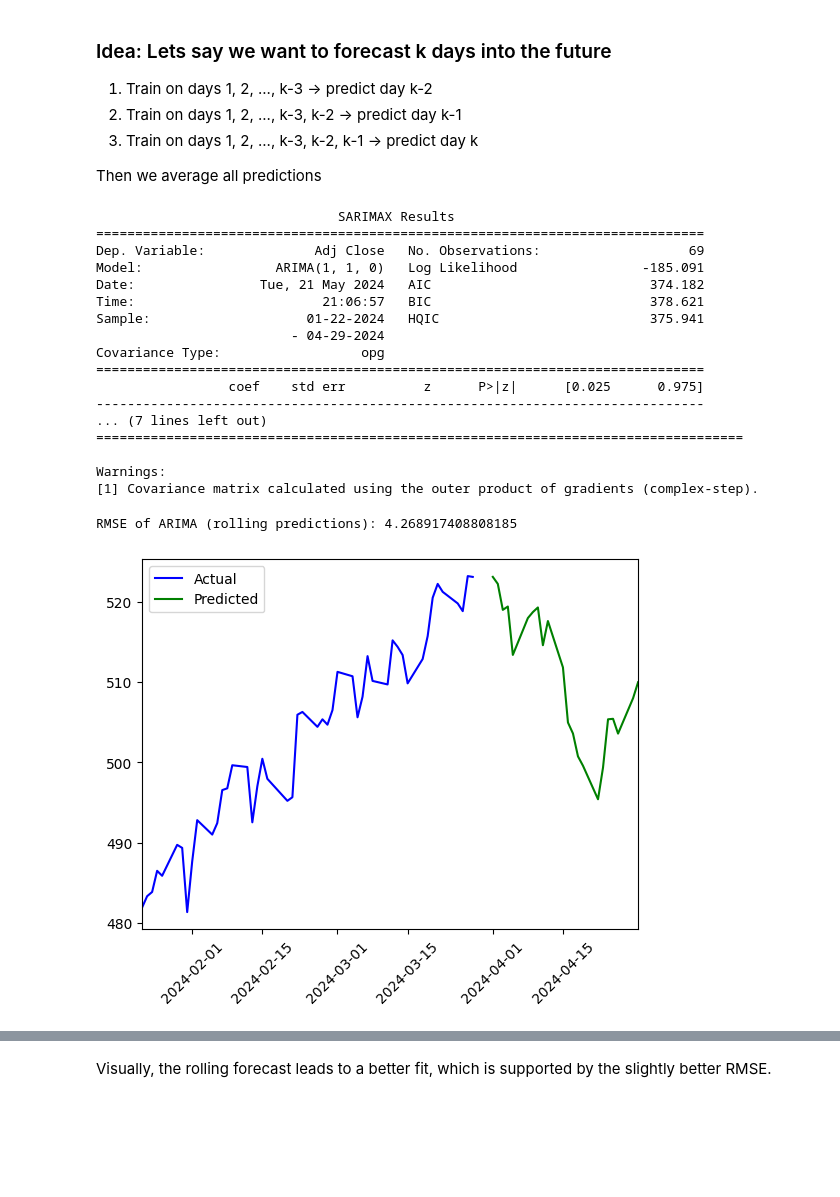
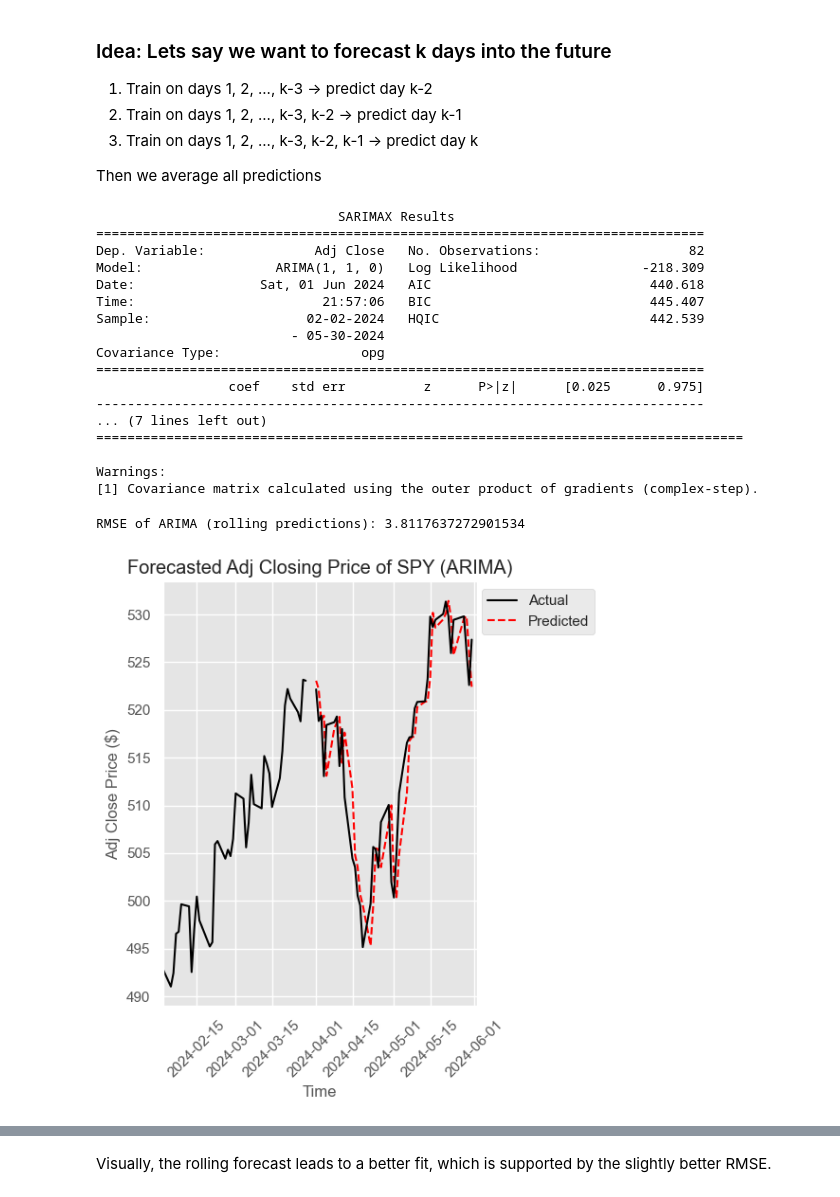
Before and after one commit to kevoinno/gary-s24, a Jupyter notebook: garys24_eda.ipynb, the cells around one changed output, grey strips where cells are left out. Saved outputs shown, nothing was run; the diff lists cells and outputs as text; code cells hidden in the pictures; blank space fills up the shorter version.

```diff
--- a/garys24_eda.ipynb
+++ b/garys24_eda.ipynb
@@ -75,0 +73,14 @@ plt.xticks(rotation = 45);
+# %%
+fig, ax = plt.subplots(figsize=(6,6))
+
+plt.style.use('ggplot')
+plt.plot(spy_data);
+plt.xticks(rotation = 45);
+plt.title('Adjusted Close Price of SPY Feb 2024 - Present');
+plt.ylabel('Adjusted Close Price ($)');
+plt.xlabel('Time');
+for date in pd.date_range(start=spy_data.index.min(), end=spy_data.index.max(), freq='MS'):
+    plt.axvline(x=date, color='grey', linestyle='--', linewidth=1)
+plt.tight_layout()
+
+plt.savefig('spy_time_series_month.png', dpi = 300)
@@ -75,0 +93,13 @@ plt.xticks(rotation = 45);
+# %%
+plt.style.use('ggplot')
+
+fig, ax = plt.subplots(figsize=(6,6))
+plt.plot(full_spy_data);
+plt.xticks(rotation = 45);
+plt.title('Adjusted Close Price of SPY 2014-2024');
+plt.ylabel('Adjusted Close Price ($)');
+plt.xlabel('Time');
+for date in pd.date_range(start=full_spy_data.index.min(), end=full_spy_data.index.max(), freq='YE'):
+    plt.axvline(x=date, color='grey', linestyle='--', linewidth=1)
+
+plt.savefig('spy_time_series_year.png', dpi = 300)
@@ -245,7 +275,7 @@ ADF Statistic: -7.252132
 p-value: 0.000000
 # %%
 TRAIN_END = datetime(2024, 3, 31)  # date to train the model until
-TEST_END = datetime(2024, 4, 30) # date to start forecasting after
+TEST_END = datetime.today() # date to start forecasting after
 # %%
 spy_train, spy_test = split_data(transformed_data, 'SPY', TRAIN_END, TEST_END)
 og_spy_train, og_spy_test = split_data(data, 'SPY', TRAIN_END, TEST_END)
@@ -382,12 +412,12 @@ print(final_model_fit.summary())
 # %% [output]
                                SARIMAX Results
 ==============================================================================
-Dep. Variable:              Adj Close   No. Observations:                   69
-Model:                 ARIMA(1, 1, 0)   Log Likelihood                -185.091
-Date:                Tue, 21 May 2024   AIC                            374.182
-Time:                        21:06:57   BIC                            378.621
-Sample:                    01-22-2024   HQIC                           375.941
-                         - 04-29-2024
+Dep. Variable:              Adj Close   No. Observations:                   82
+Model:                 ARIMA(1, 1, 0)   Log Likelihood                -218.309
+Date:                Sat, 01 Jun 2024   AIC                            440.618
+Time:                        21:57:06   BIC                            445.407
+Sample:                    02-02-2024   HQIC                           442.539
+                         - 05-30-2024
 Covariance Type:                  opg
 ==============================================================================
                  coef    std err          z      P>|z|      [0.025      0.975]
@@ -406,17 +436,24 @@ df.index = df.index.to_timestamp()
 #print results RMSE
 print(f"RMSE of ARIMA (rolling predictions): {root_mean_squared_error(df['actual'], df['predicted'])}")
 # %% [output]
-RMSE of ARIMA (rolling predictions): 4.268917408808185
+RMSE of ARIMA (rolling predictions): 3.8117637272901534
 # %%
 # Visualizing forecast
-fig, ax = plt.subplots()
+fig, ax = plt.subplots(figsize = (6, 6))
 
-ax.plot(og_spy_train_timestamp, color = 'b')
+ax.plot(og_spy_train_timestamp, color = 'black')
 plt.xlim(og_spy_train_timestamp.index[0], TEST_END);
-ax.plot(df['predicted'], color = 'g')
+ax.plot(df['predicted'], color = 'red', linestyle = '--')
+ax.plot(df['actual'], color = 'black')
 plt.xticks(rotation = 45);
-plt.legend(labels = ['Actual', 'Predicted']);
+plt.xlabel('Time');
+plt.ylabel('Adj Close Price ($)');
+plt.title('Forecasted Adj Closing Price of SPY (ARIMA)');
+plt.legend(labels = ['Actual', 'Predicted'], loc = 'upper right', bbox_to_anchor=(1.4, 1));
+plt.tight_layout()
+
+plt.savefig('arima_plot.png', dpi = 300)
 # %% [output]
-[figure, old version]
+[figure, new version]
 # %%
 # Actual vs Predicted
```
Also changed, not shown: parts of 29 cells of this notebook.
